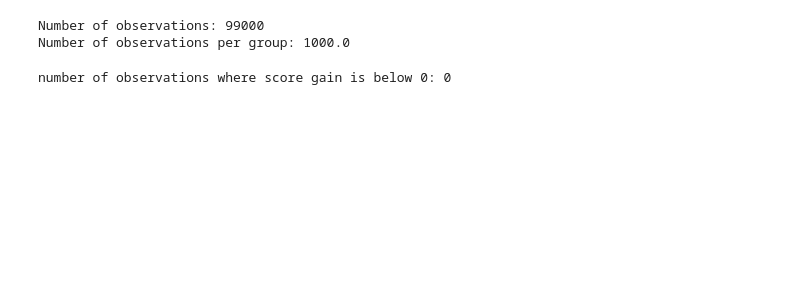
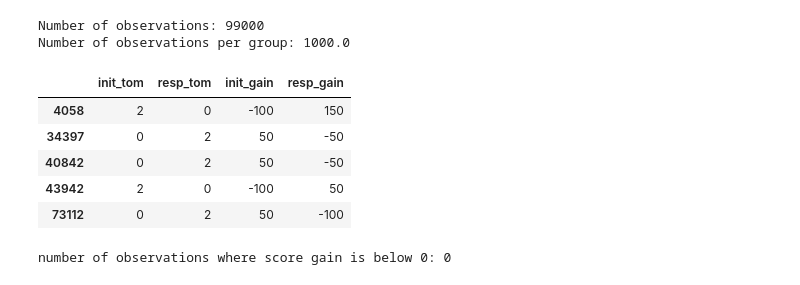
Before and after one commit to SverreBr/MasterThesis, a Jupyter notebook: py_src/expDetermineProb.ipynb, the cells around one changed output. Drawn from its saved outputs; the diff is of its cells as text; code cells hidden in the pictures; blank space fills up the shorter version.

```diff
--- a/py_src/expDetermineProb.ipynb
+++ b/py_src/expDetermineProb.ipynb
@@ -42,6 +42,15 @@ print("Number of observations per group: " + str(len(data.index) / 99))
 # %% [output]
 Number of observations: 99000
 Number of observations per group: 1000.0
+# %%
+data[(data["init_gain"] < 0) | (data["resp_gain"] < 0)][["init_tom", "resp_tom", "init_gain", "resp_gain"]]
+# %% [output]
+|  | init_tom | resp_tom | init_gain | resp_gain |
+| 4058 | 2 | 0 | -100 | 150 |
+| 34397 | 0 | 2 | 50 | -50 |
+| 40842 | 0 | 2 | 50 | -50 |
+| 43942 | 2 | 0 | -100 | 50 |
+| 73112 | 0 | 2 | 50 | -100 |
 # %%
 keep_columns = ["init_zeroToMProb", "resp_zeroToMProb", "init_tom", "resp_tom", "init_gain", "resp_gain",
                 "resp_highestValueParetoOutcome", "init_highestValueParetoOutcome", "init_canLie", "resp_canLie"]
```
Also changed, not shown: parts of 8 cells of this notebook, 4 other files.
